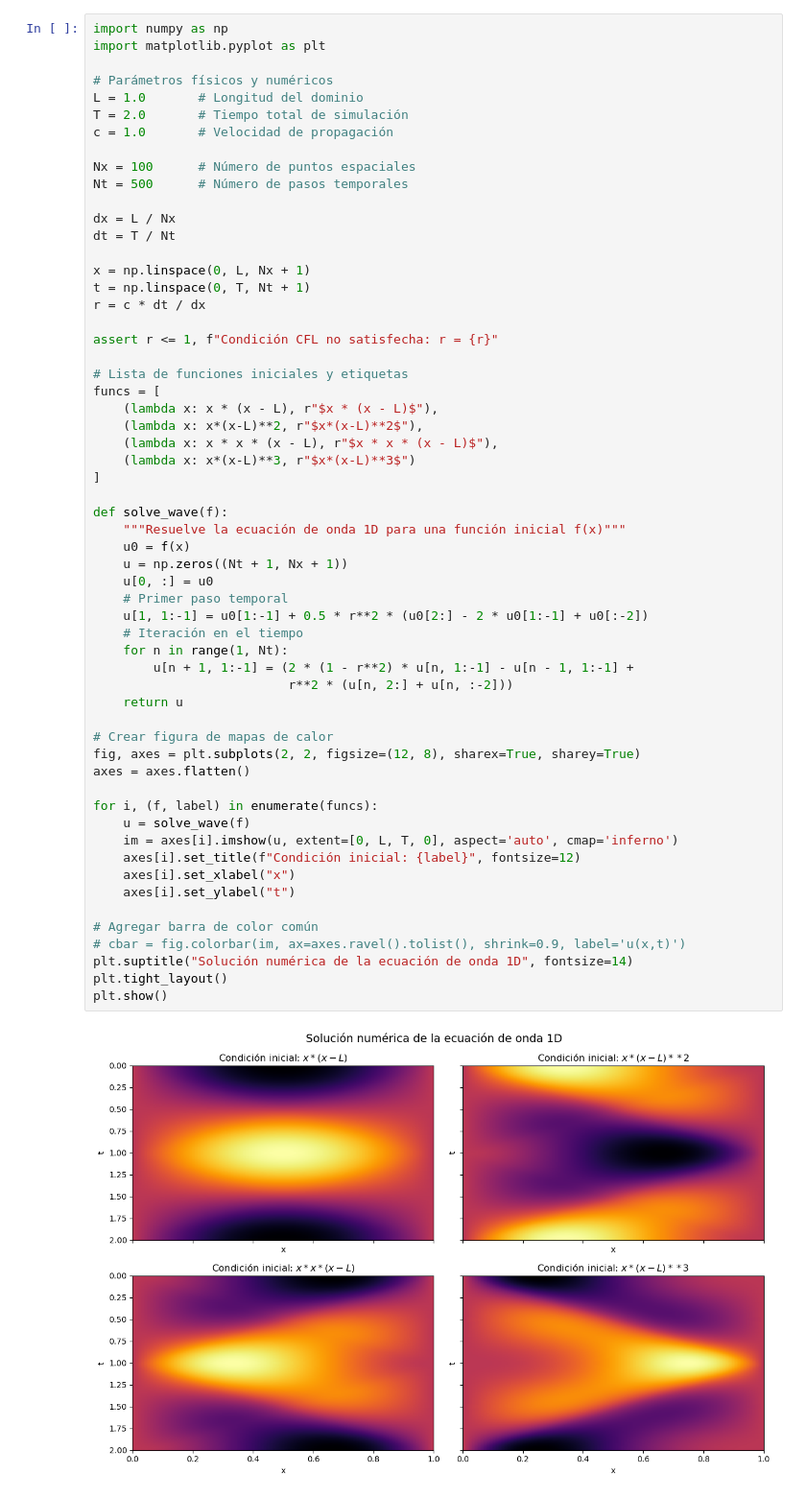
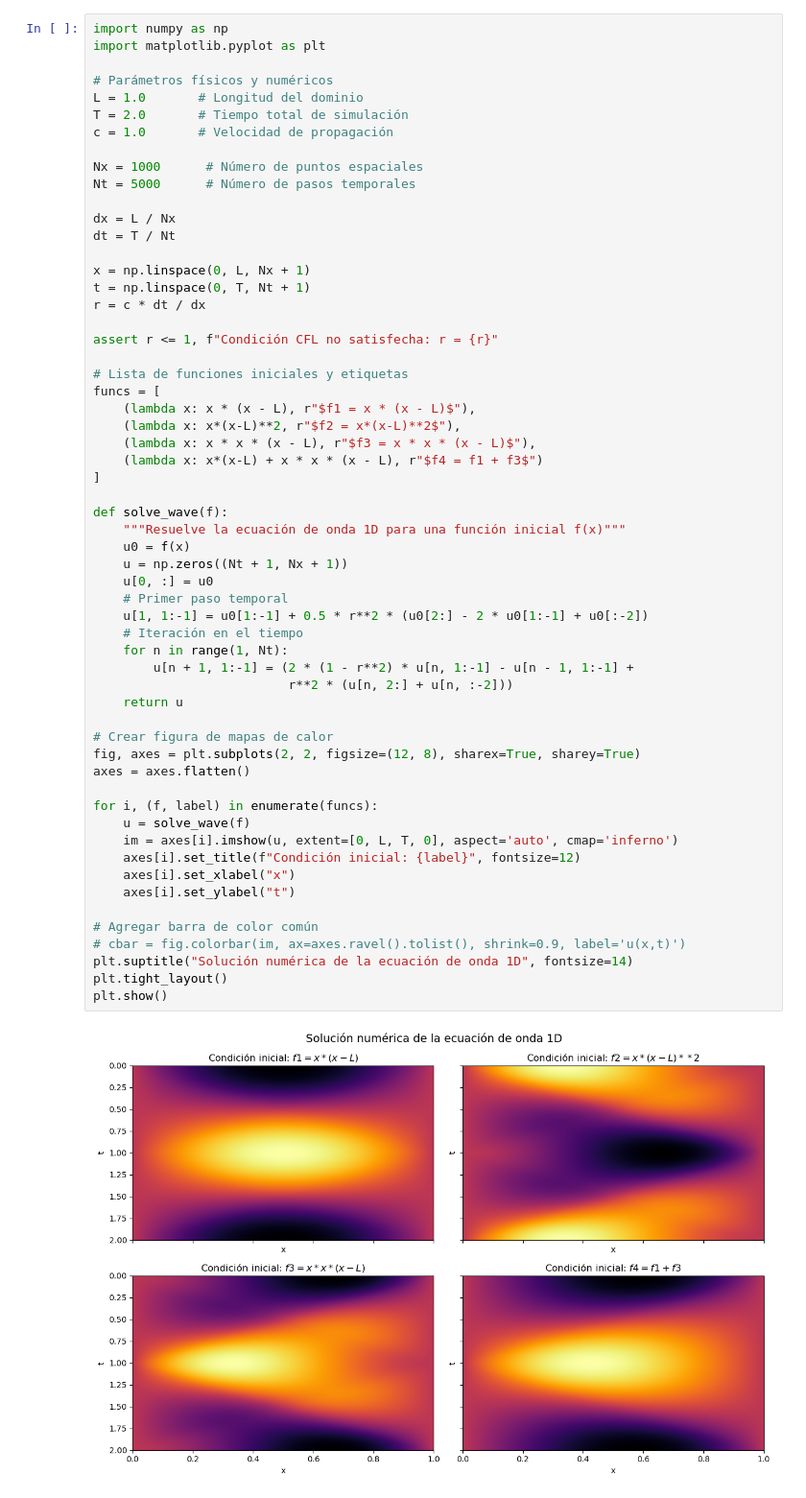
Before and after one commit to BrunoBreggia/Flow-Matching, a Jupyter notebook: EcOnda1D.ipynb, the cells around one changed output. Shown at 96% size. Saved outputs shown, nothing was run; the diff lists cells and outputs as text.

```diff
--- a/EcOnda1D.ipynb
+++ b/EcOnda1D.ipynb
@@ -7,8 +7,8 @@ L = 1.0       # Longitud del dominio
 T = 2.0       # Tiempo total de simulación
 c = 1.0       # Velocidad de propagación
 
-Nx = 100      # Número de puntos espaciales
-Nt = 500      # Número de pasos temporales
+Nx = 1000      # Número de puntos espaciales
+Nt = 5000      # Número de pasos temporales
 
 dx = L / Nx
 dt = T / Nt
@@ -21,40 +21,40 @@ assert r <= 1, f"Condición CFL no satisfecha: r = {r}"
 
 # Lista de funciones iniciales y etiquetas
 funcs = [
-    (lambda x: x * (x - L), r"$x * (x - L)$"),
-    (lambda x: x*(x-L)**2, r"$x*(x-L)**2$"),
-    (lambda x: x * x * (x - L), r"$x * x * (x - L)$"),
-    (lambda x: x*(x-L)**3, r"$x*(x-L)**3$")
+    (lambda x: x * (x - L), r"$f1 = x * (x - L)$"),
+    (lambda x: x*(x-L)**2, r"$f2 = x*(x-L)**2$"),
+    (lambda x: x * x * (x - L), r"$f3 = x * x * (x - L)$"),
+    (lambda x: x*(x-L) + x * x * (x - L), r"$f4 = f1 + f3$")
 ]
 
 def solve_wave(f):
     """Resuelve la ecuación de onda 1D para una función inicial f(x)"""
     u0 = f(x)
     u = np.zeros((Nt + 1, Nx + 1))
     u[0, :] = u0
     # Primer paso temporal
     u[1, 1:-1] = u0[1:-1] + 0.5 * r**2 * (u0[2:] - 2 * u0[1:-1] + u0[:-2])
     # Iteración en el tiempo
     for n in range(1, Nt):
         u[n + 1, 1:-1] = (2 * (1 - r**2) * u[n, 1:-1] - u[n - 1, 1:-1] +
                           r**2 * (u[n, 2:] + u[n, :-2]))
     return u
 
 # Crear figura de mapas de calor
 fig, axes = plt.subplots(2, 2, figsize=(12, 8), sharex=True, sharey=True)
 axes = axes.flatten()
 
 for i, (f, label) in enumerate(funcs):
     u = solve_wave(f)
     im = axes[i].imshow(u, extent=[0, L, T, 0], aspect='auto', cmap='inferno')
     axes[i].set_title(f"Condición inicial: {label}", fontsize=12)
     axes[i].set_xlabel("x")
     axes[i].set_ylabel("t")
 
 # Agregar barra de color común
 # cbar = fig.colorbar(im, ax=axes.ravel().tolist(), shrink=0.9, label='u(x,t)')
 plt.suptitle("Solución numérica de la ecuación de onda 1D", fontsize=14)
 plt.tight_layout()
 plt.show()
 # %% [output]
-[figure, old version]
+[figure, new version]
```
Also changed, not shown: parts of 3 cells of this notebook, 4 other files.
